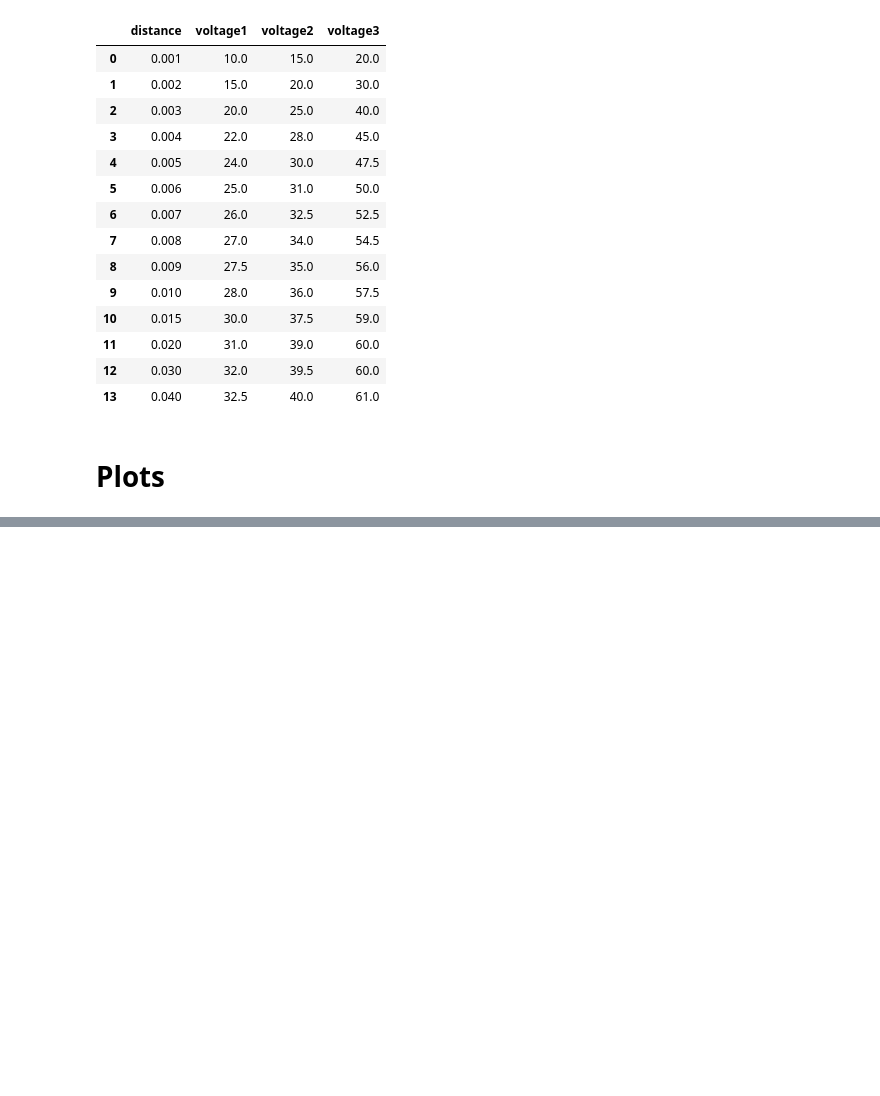
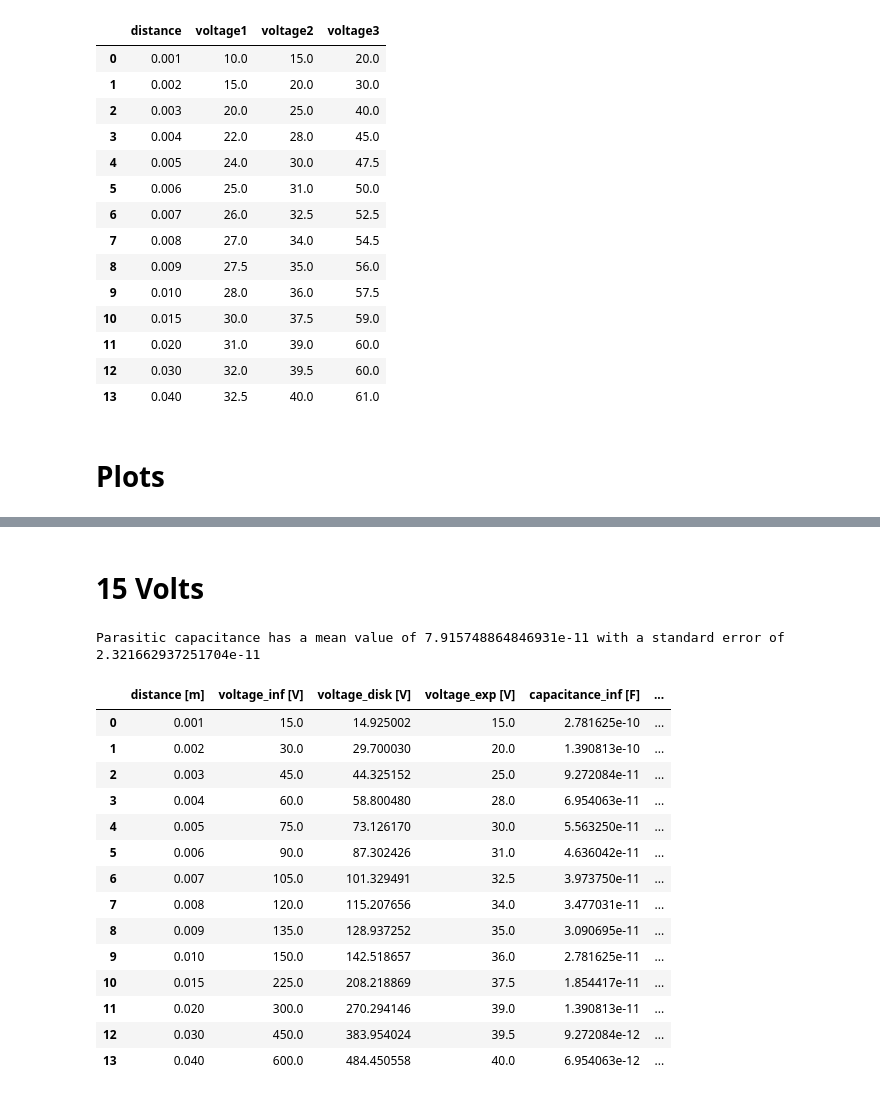
Before and after one commit to Fylls/electromagnetism-experiment, a Jupyter notebook: analysis.ipynb, the cells around one changed output, grey strips where cells are left out. Cells and saved outputs as stored; diff of their text form; code cells hidden in the pictures; blank space fills up the shorter version.

Commit message:
python analysis

```diff
--- a/analysis.ipynb
+++ b/analysis.ipynb
@@ -145,0 +159,21 @@ analysis(df['distance'], df['voltage1'])
+# %% [markdown]
+# 15 Volts
+# %%
+analysis(df['distance'], df['voltage2'])
+# %% [output]
+Parasitic capacitance has a mean value of 7.915748864846931e-11 with a standard error of 2.321662937251704e-11
+|  | distance [m] | voltage_inf [V] | voltage_disk [V] | voltage_exp [V] | capacitance_inf [F] | ... |
+| 0 | 0.001 | 15.0 | 14.925002 | 15.0 | 2.781625e-10 | ... |
+| 1 | 0.002 | 30.0 | 29.700030 | 20.0 | 1.390813e-10 | ... |
+| 2 | 0.003 | 45.0 | 44.325152 | 25.0 | 9.272084e-11 | ... |
+| 3 | 0.004 | 60.0 | 58.800480 | 28.0 | 6.954063e-11 | ... |
+| 4 | 0.005 | 75.0 | 73.126170 | 30.0 | 5.563250e-11 | ... |
+| 5 | 0.006 | 90.0 | 87.302426 | 31.0 | 4.636042e-11 | ... |
+| 6 | 0.007 | 105.0 | 101.329491 | 32.5 | 3.973750e-11 | ... |
+| 7 | 0.008 | 120.0 | 115.207656 | 34.0 | 3.477031e-11 | ... |
+| 8 | 0.009 | 135.0 | 128.937252 | 35.0 | 3.090695e-11 | ... |
+| 9 | 0.010 | 150.0 | 142.518657 | 36.0 | 2.781625e-11 | ... |
+| 10 | 0.015 | 225.0 | 208.218869 | 37.5 | 1.854417e-11 | ... |
+| 11 | 0.020 | 300.0 | 270.294146 | 39.0 | 1.390813e-11 | ... |
+| 12 | 0.030 | 450.0 | 383.954024 | 39.5 | 9.272084e-12 | ... |
+| 13 | 0.040 | 600.0 | 484.450558 | 40.0 | 6.954063e-12 | ... |
```
Also changed, not shown: parts of 9 cells of this notebook.
